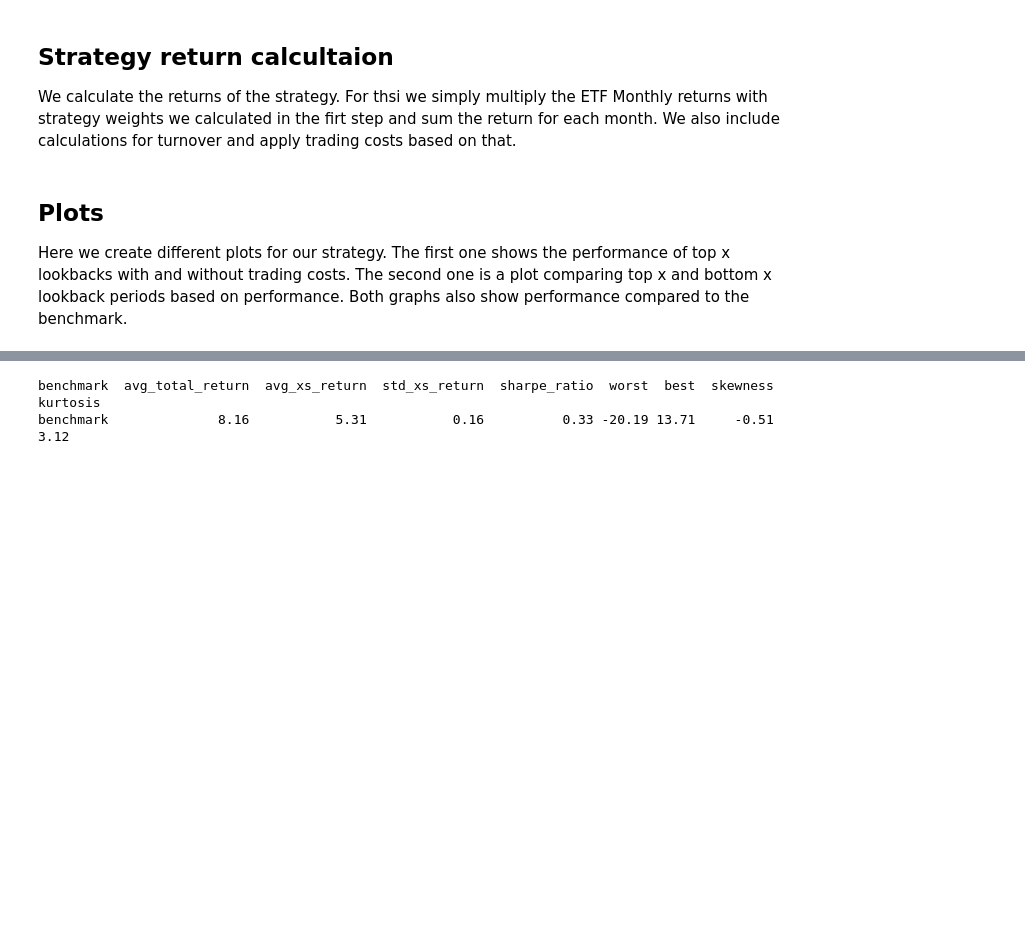
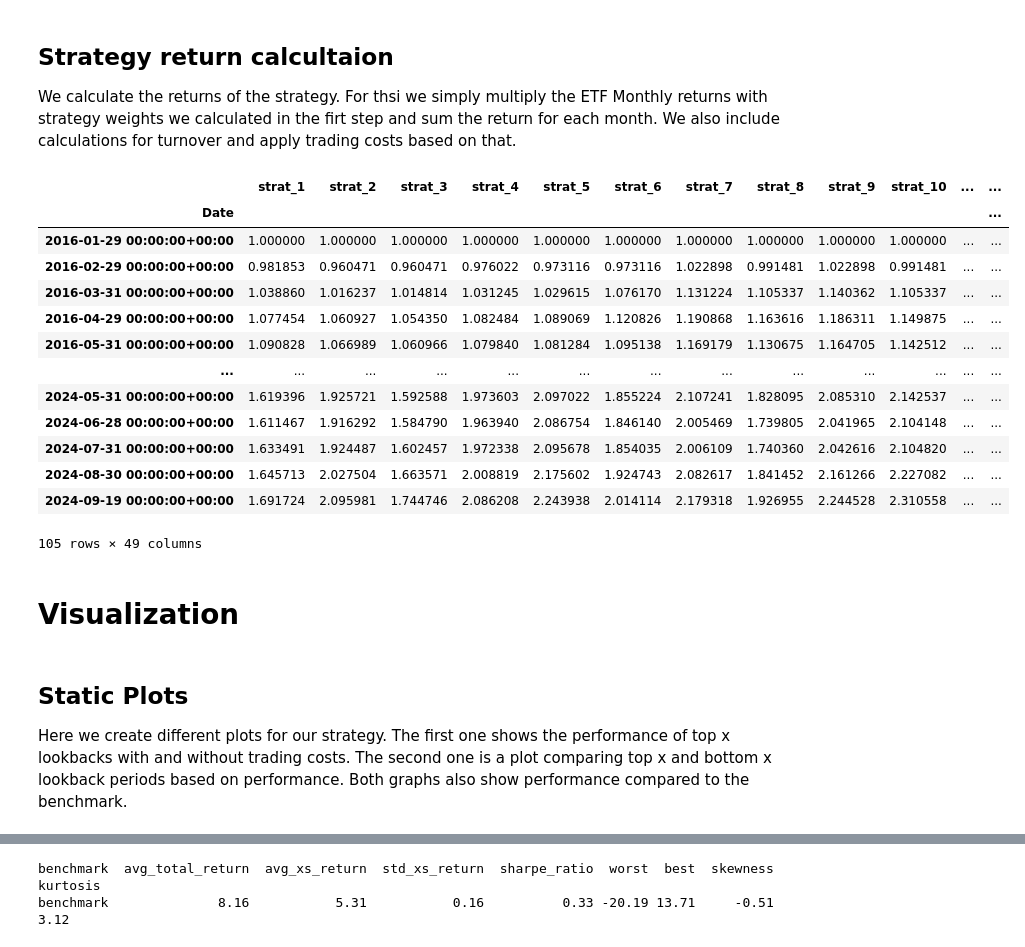
Before and after one commit to thomas0345/project_momentum, a Jupyter notebook: momentum_notebook.ipynb, the cells around one changed output, grey strips where cells are left out. Saved outputs shown, nothing was run; the diff lists cells and outputs as text; code cells hidden in the pictures; blank space fills up the shorter version.

```diff
--- a/momentum_notebook.ipynb
+++ b/momentum_notebook.ipynb
@@ -549,6 +552,33 @@ sorted_lookbacks = sorted(final_nav_values, key=final_nav_values.get)
 # Get the top 3 and bottom 3 strategies based on final NAV
 top_x_lookbacks = sorted_lookbacks[-x:]  # Top x strategies
 bottom_x_lookbacks = sorted_lookbacks[:x]  # Bottom x strategies
+# %%
+last_days_list = last_days_list[max_lookback:] #adjust fro lookback cutoff at max lookback
+df_nav_by_lookback = pd.DataFrame(nav_by_lookback, index=dates4Fig.iloc[last_days_list])
+df_nav_wTC_by_lookback = pd.DataFrame(nav_wTC_by_lookback, index=dates4Fig.iloc[last_days_list])
+df_bmk = pd.DataFrame(benchmark_nav, index=dates4Fig.iloc[last_days_list])
+# Rename columns to differentiate between no transaction costs and with transaction costs & rename benchmark column
+df_nav_by_lookback.columns = [f"strat_{col}" for col in df_nav_by_lookback.columns]
+df_nav_wTC_by_lookback.columns = [f"strat_wTC_{col}" for col in df_nav_wTC_by_lookback.columns]
+df_bmk.rename(columns={0: 'Bmk'}, inplace=True)
+# Join together dataframes
+df_nav_dash = df_nav_by_lookback.join([df_nav_wTC_by_lookback, df_bmk], how='outer')  # 'outer' to include all cols from both DataFrames
+df_nav_dash
+# %% [output]
+|  | strat_1 | strat_2 | strat_3 | strat_4 | strat_5 | strat_6 | strat_7 | strat_8 | strat_9 | strat_10 | ... | ... |
+| Date |  |  |  |  |  |  |  |  |  |  |  | ... |
+| 2016-01-29 00:00:00+00:00 | 1.000000 | 1.000000 | 1.000000 | 1.000000 | 1.000000 | 1.000000 | 1.000000 | 1.000000 | 1.000000 | 1.000000 | ... | ... |
+| 2016-02-29 00:00:00+00:00 | 0.981853 | 0.960471 | 0.960471 | 0.976022 | 0.973116 | 0.973116 | 1.022898 | 0.991481 | 1.022898 | 0.991481 | ... | ... |
+| 2016-03-31 00:00:00+00:00 | 1.038860 | 1.016237 | 1.014814 | 1.031245 | 1.029615 | 1.076170 | 1.131224 | 1.105337 | 1.140362 | 1.105337 | ... | ... |
+| 2016-04-29 00:00:00+00:00 | 1.077454 | 1.060927 | 1.054350 | 1.082484 | 1.089069 | 1.120826 | 1.190868 | 1.163616 | 1.186311 | 1.149875 | ... | ... |
+| 2016-05-31 00:00:00+00:00 | 1.090828 | 1.066989 | 1.060966 | 1.079840 | 1.081284 | 1.095138 | 1.169179 | 1.130675 | 1.164705 | 1.142512 | ... | ... |
+| ... | ... | ... | ... | ... | ... | ... | ... | ... | ... | ... | ... | ... |
+| 2024-05-31 00:00:00+00:00 | 1.619396 | 1.925721 | 1.592588 | 1.973603 | 2.097022 | 1.855224 | 2.107241 | 1.828095 | 2.085310 | 2.142537 | ... | ... |
+| 2024-06-28 00:00:00+00:00 | 1.611467 | 1.916292 | 1.584790 | 1.963940 | 2.086754 | 1.846140 | 2.005469 | 1.739805 | 2.041965 | 2.104148 | ... | ... |
+| 2024-07-31 00:00:00+00:00 | 1.633491 | 1.924487 | 1.602457 | 1.972338 | 2.095678 | 1.854035 | 2.006109 | 1.740360 | 2.042616 | 2.104820 | ... | ... |
+| 2024-08-30 00:00:00+00:00 | 1.645713 | 2.027504 | 1.663571 | 2.008819 | 2.175602 | 1.924743 | 2.082617 | 1.841452 | 2.161266 | 2.227082 | ... | ... |
+| 2024-09-19 00:00:00+00:00 | 1.691724 | 2.095981 | 1.744746 | 2.086208 | 2.243938 | 2.014114 | 2.179318 | 1.926955 | 2.244528 | 2.310558 | ... | ... |
+105 rows × 49 columns
 # %%
 #### These are the dfs we use in interactive plots ####
 # Convert final_nav_values & strategy returns to  DataFrame
@@ -574,8 +604,10 @@ df_benchmark_period_returns = pd.DataFrame(benchmark_period_returns[max_lookback
 #df_strategy_returns_by_lookback.to_csv(full_directory_path2, index=True)
 #df_strategy_returns_by_lookback_wTC.to_csv(full_directory_path3, index=True)
 #df_Rf_Monthly.to_csv(full_directory_path4, index=True)
+# %% [markdown]
+# Visualization
 # %% [markdown]
-## Plots
+## Static Plots
 
 Here we create different plots for our strategy. The first one shows the performance of top x lookbacks with and without trading costs.  The second one is a plot comparing top x and bottom x lookback periods based on performance. Both graphs also show performance compared to the benchmark.
 # %%
```
Also changed, not shown: parts of 10 cells of this notebook.
